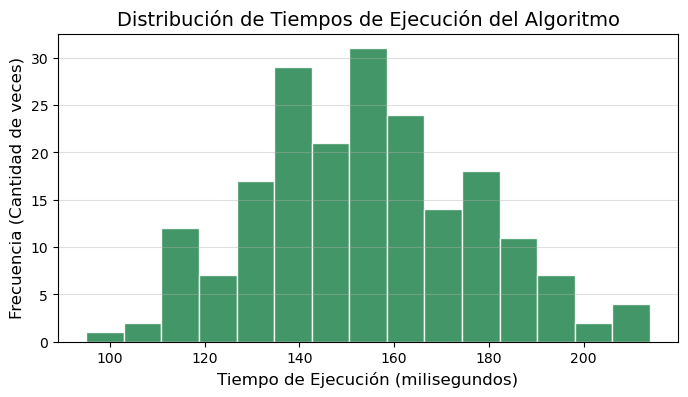
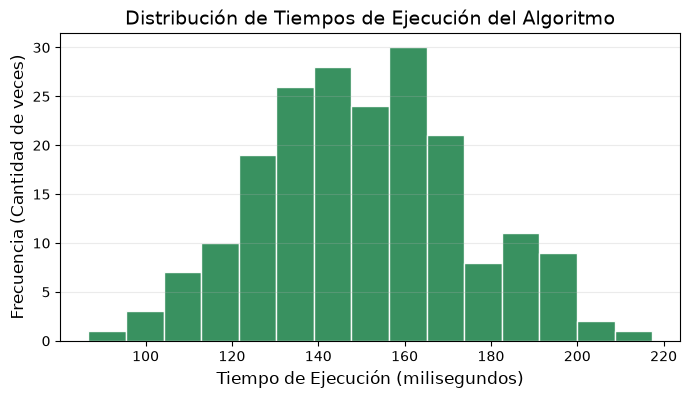
The change to this notebook cell's code, shown as a diff; its figure went from the first image to the second:
--- before
+++ after
@@ -5,10 +5,10 @@
 # son muy probables, y se vuelven cada vez más raros a medida que se alejan.
 plt.figure(figsize=(8, 4))
-plt.hist(tiempos_ejecucion, bins=15, color='seagreen', edgecolor='white', alpha=0.9)
+plt.hist(tiempos_ejecucion, bins=15, color='seagreen', edgecolor='white', alpha=0.95)
 
 plt.title('Distribución de Tiempos de Ejecución del Algoritmo', fontsize=14)
 plt.xlabel('Tiempo de Ejecución (milisegundos)', fontsize=12)
 plt.ylabel('Frecuencia (Cantidad de veces)', fontsize=12)
-plt.grid(True, axis='y', alpha=0.4)
+plt.grid(True, axis='y', alpha=0.25)
 
 plt.show()

Commit: soprole